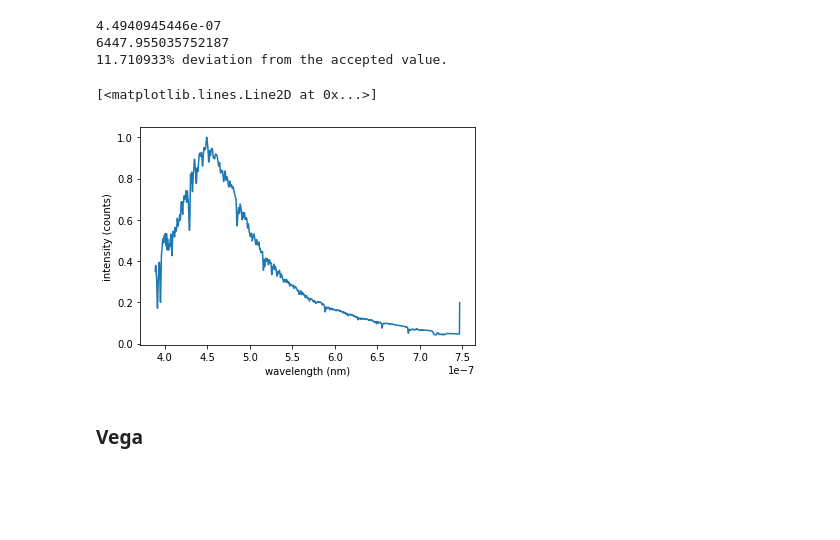
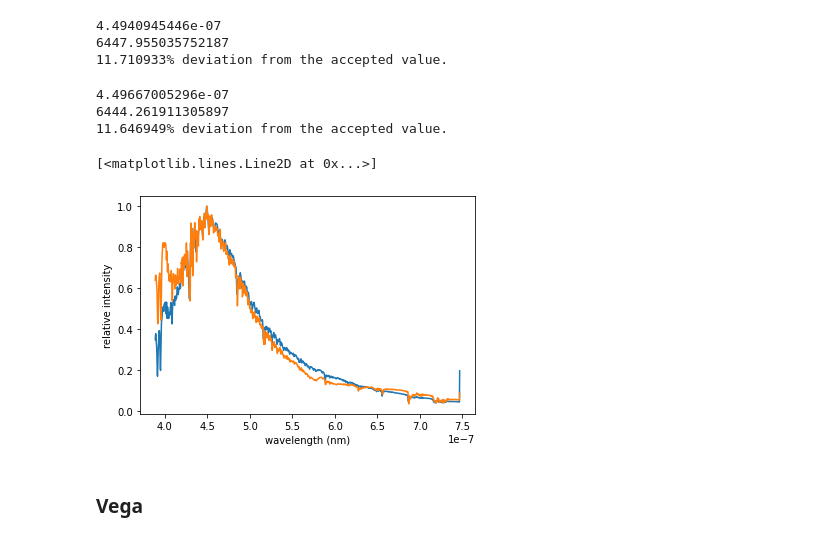
Before and after one commit to Yousousen/solar_physics, a Jupyter notebook: scripts/spectrum.ipynb, the cells around one changed output. Saved outputs shown, nothing was run; the diff lists cells and outputs as text; code cells hidden in the pictures; blank space fills up the shorter version.

Commit message:
Theoretical spectrum of the sun compared to the data

```diff
--- a/scripts/spectrum.ipynb
+++ b/scripts/spectrum.ipynb
@@ -65,6 +65,12 @@ bias_dict, bias_headers = import_files(
     "bias*"
 )
 
+bias_dict, bias_headers = import_files(
+    "C:/Users/bvptr/academia/physics/year2/natuurkunde_en_sterrenkunde_practicum2/solar_physics_non_git/solar_physics_data/NP2 zonnefysica/SunsetLISA/" ,
+    "bias*"
+)
+
+
 print(
     light_headers['skyspectrum zenit-0001.fit']['IMAGETYP'],
     flat_headers['flat_alt-0001.fit']['IMAGETYP'],
@@ -200,3 +230,20 @@ plt.plot(light_scaled_relative)
 # %% [output]
 [<matplotlib.lines.Line2D at 0x...>]
 [figure]
+# %%
+flat_stack_8dec = stack( flat_dict_8dec.values() )
+light_stack_8dec = stack( light_dict_8dec.values() )
+bias_master_8dec = stack( bias_dict_8dec.values() )
+# %%
+# TODO: Use the dark frames.
+
+
+light_sum_8dec = np.sum(light_stack_8dec - bias_master_8dec, axis=0)
+
+flat_master_8dec = np.sum(flat_stack_8dec - bias_master_8dec, axis=0)
+
+flat_master_scaled_8dec = flat_master_8dec / np.median(flat_master_8dec)
+light_scaled_8dec = light_sum_8dec / flat_master_scaled_8dec
+
+light_relative_8dec = light_sum_8dec / np.max(light_sum_8dec)
+spectrum_8dec = light_scaled_relative_8dec = light_scaled_8dec / np.max(light_scaled_8dec)
@@ -234,13 +289,23 @@ print("%f%% deviation from the accepted value." % float( ( T_eff / T_accepted )
 4.4940945446e-07
 6447.955035752187
 11.710933% deviation from the accepted value.
+# %%
+T_accepted = 5772
+print(wavelength_peak := get_peak_wavelength(wavelengths, spectrum_8dec)) # 481.6998282285298
+print(T_eff := get_effective_temperature(wavelength_peak)) # 6015.72137913495
+print("%f%% deviation from the accepted value." % float( ( T_eff / T_accepted ) * 100 - 100) ) #4.22% error
+# %% [output]
+4.49667005296e-07
+6444.261911305897
+11.646949% deviation from the accepted value.
 # %%
 plt.xlabel('wavelength (nm)')
-plt.ylabel('intensity (counts)')
+plt.ylabel('relative intensity')
 plt.plot(wavelengths, spectrum)
+plt.plot(wavelengths, spectrum_8dec)
 # %% [output]
 [<matplotlib.lines.Line2D at 0x...>]
-[figure, old version]
+[figure, new version]
 # %%
 df = pd.DataFrame({'spectral irradiance' : spectrum, 'wavelength' : wavelengths})
 df.to_csv("../data/to_fit.csv")
```
Also changed, not shown: parts of 23 cells of this notebook.
